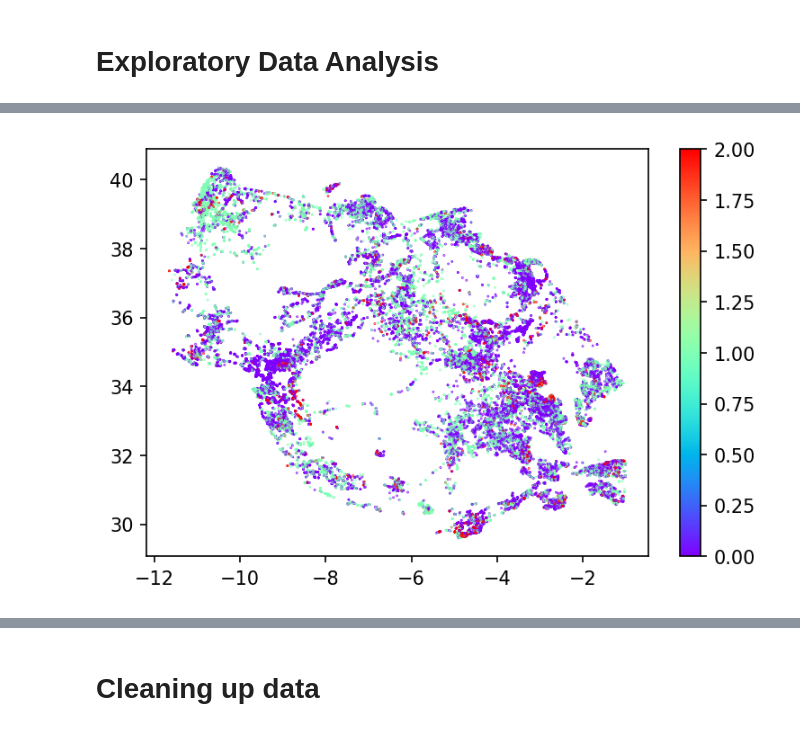
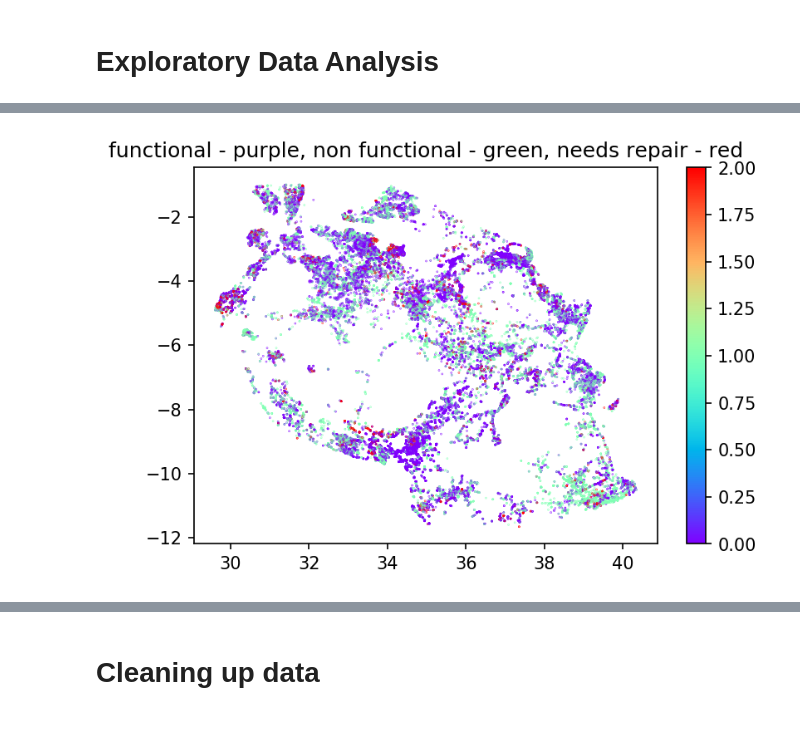
Before and after one commit to kayoyin/water-pumps, a Jupyter notebook: pipes.ipynb, the cells around one changed output, grey strips where cells are left out. Drawn from its saved outputs; the diff is of its cells as text; code cells hidden in the pictures.

```diff
--- a/pipes.ipynb
+++ b/pipes.ipynb
@@ -68,9 +151,10 @@ dtype: int64
 # %%
 plt.figure(1,dpi=150)
 x_geo = x_train.drop(x_train[x_train['longitude'] == 0].index)
 y_geo = y_num.drop(x_train[x_train['longitude'] == 0].index)
-plt.scatter(x_geo['latitude'], x_geo['longitude'], c = y_geo.iloc[:,1], cmap = 'rainbow', s = 0.1)
+plt.scatter(x_geo['longitude'], x_geo['latitude'], c = y_geo.iloc[:,1], cmap = 'rainbow', s = 0.05)
+plt.title("functional - purple, non functional - green, needs repair - red")
 plt.colorbar()
 plt.show()
 # %% [output]
-[figure, old version]
+[figure, new version]
```
Also changed, not shown: parts of 17 cells of this notebook.
